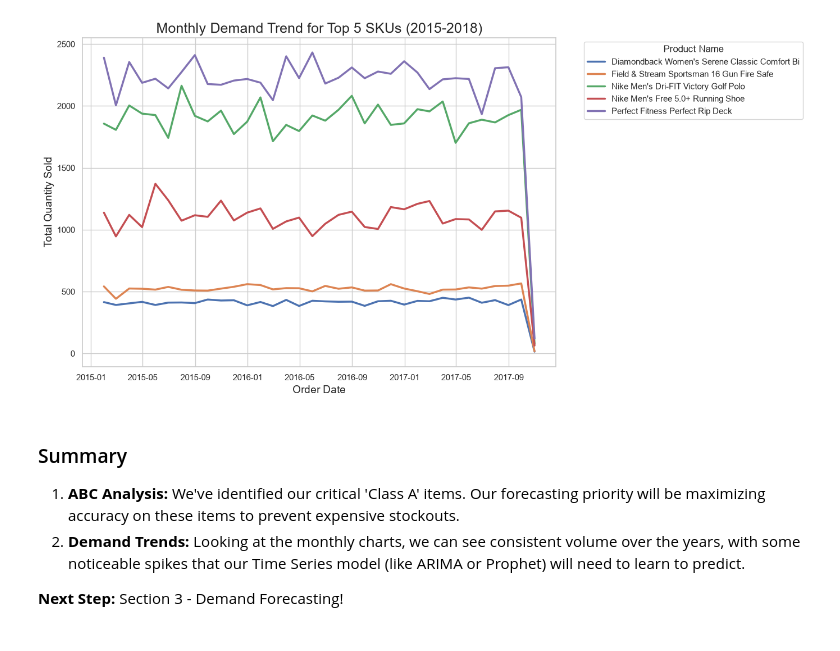
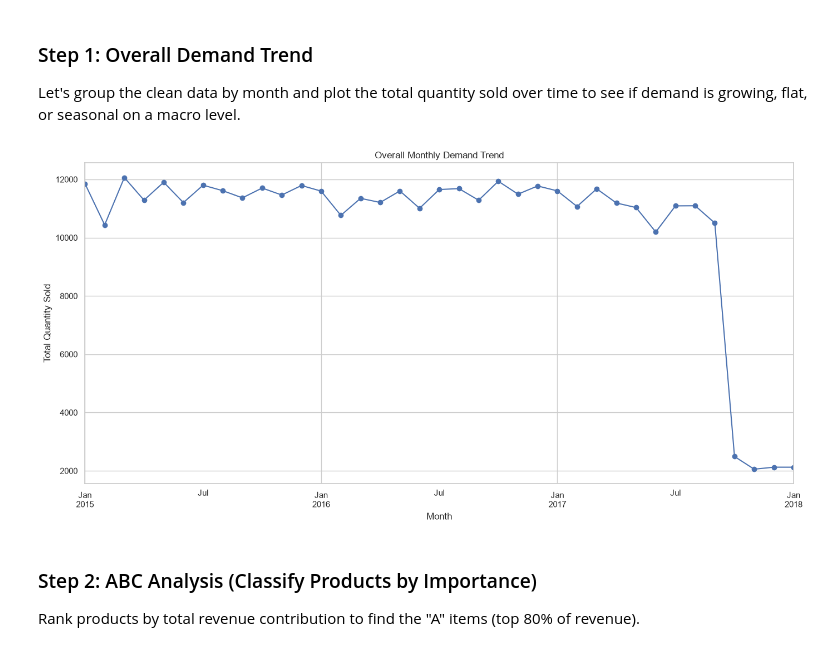
Before and after one commit to Namanrai324/StockSense-Demand-Forecasting-Inventory-Optimization-System, a Jupyter notebook: Section2_ExploratoryDataAnalysis.ipynb, the cells around one changed output. Drawn from its saved outputs; the diff is of its cells as text; code cells hidden in the pictures.

Commit message:
feat: enhance section 2 with XYZ analysis and region trends

```diff
--- a/Section2_ExploratoryDataAnalysis.ipynb
+++ b/Section2_ExploratoryDataAnalysis.ipynb
@@ -9,14 +7,17 @@ In this section, we analyze the cleaned supply chain data to understand what we
 import pandas as pd
 import matplotlib.pyplot as plt
 import seaborn as sns
+import numpy as np
 import warnings
 warnings.filterwarnings('ignore')
 
 # Set plotting style
 sns.set_theme(style="whitegrid")
-plt.rcParams['figure.figsize'] = (12, 6)
+plt.rcParams['figure.figsize'] = (14, 7)
 
 # Load the clean dataset
 df = pd.read_csv('clean_supply_chain_data.csv', parse_dates=['order_date', 'shipping_date'])
+# Calculate revenue if not already present
+df['revenue'] = df['quantity_sold'] * df['unit_price']
 print(f"Data loaded successfully. Shape: {df.shape}")
 # %% [output]
@@ -99,31 +25,18 @@ Now, let's pick the Top 5 best-selling products (from Class A) and visualize the
-# %%
-# Extract the Top 5 Product Names
-top_5_products = product_sales.head(5)['product_name'].tolist()
-
-# Filter our main dataframe to only include these top 5 products
-df_top5 = df[df['product_name'].isin(top_5_products)]
-
-# Set date as index so we can resample (group by month)
-df_top5.set_index('order_date', inplace=True)
-
-# Group by Product Name and resample by Month ('ME' for Month End), summing the quantity sold
-monthly_demand = df_top5.groupby('product_name')['quantity_sold'].resample('ME').sum().reset_index()
-
-# Plot the trends
-plt.figure(figsize=(14, 7))
-sns.lineplot(data=monthly_demand, x='order_date', y='quantity_sold', hue='product_name', linewidth=2.5)
-
-plt.title('Monthly Demand Trend for Top 5 SKUs (2015-2018)', fontsize=18)
-plt.ylabel('Total Quantity Sold', fontsize=14)
-plt.xlabel('Order Date', fontsize=14)
-plt.legend(title='Product Name', bbox_to_anchor=(1.05, 1), loc='upper left')
-plt.tight_layout()
-plt.show()
-# %% [output]
-[figure, removed]
-# %% [markdown]
-### Summary
-1. **ABC Analysis:** We've identified our critical 'Class A' items. Our forecasting priority will be maximizing accuracy on these items to prevent expensive stockouts.
-2. **Demand Trends:** Looking at the monthly charts, we can see consistent volume over the years, with some noticeable spikes that our Time Series model (like ARIMA or Prophet) will need to learn to predict.
-
-**Next Step:** Section 3 - Demand Forecasting!
+# %% [markdown]
+### Step 1: Overall Demand Trend
+Let's group the clean data by month and plot the total quantity sold over time to see if demand is growing, flat, or seasonal on a macro level.
+# %%
+# Group by month and sum quantity sold
+monthly_demand = df.groupby(df['order_date'].dt.to_period('M'))['quantity_sold'].sum()
+
+# Plot
+ax = monthly_demand.plot(kind='line', title='Overall Monthly Demand Trend', marker='o')
+ax.set_ylabel('Total Quantity Sold')
+ax.set_xlabel('Month')
+plt.tight_layout()
+plt.show()
+# %% [output]
+[figure, added]
+# %% [markdown]
+### Step 2: ABC Analysis (Classify Products by Importance)
+Rank products by total revenue contribution to find the "A" items (top 80% of revenue).
```
Also changed, not shown: parts of 14 cells of this notebook.
